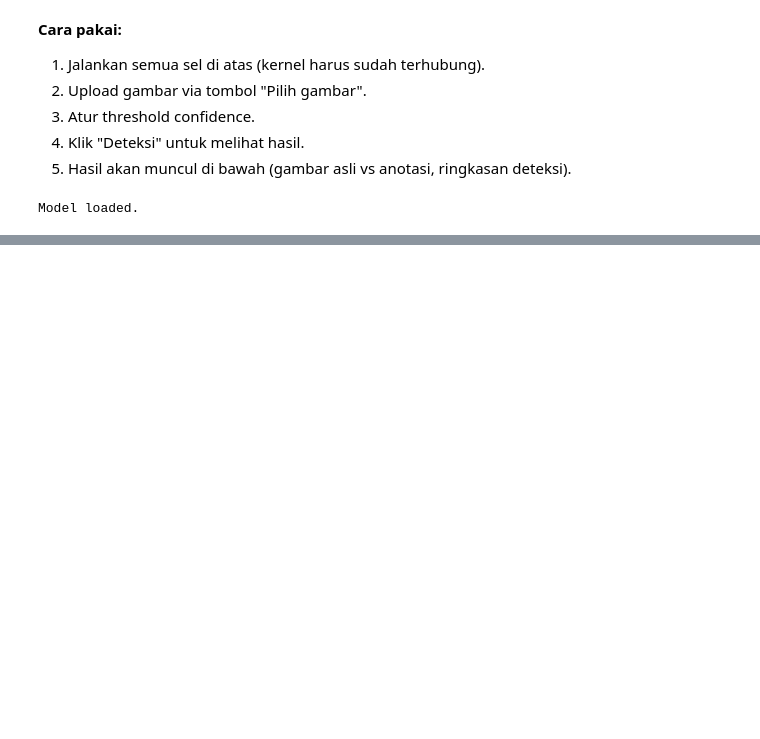
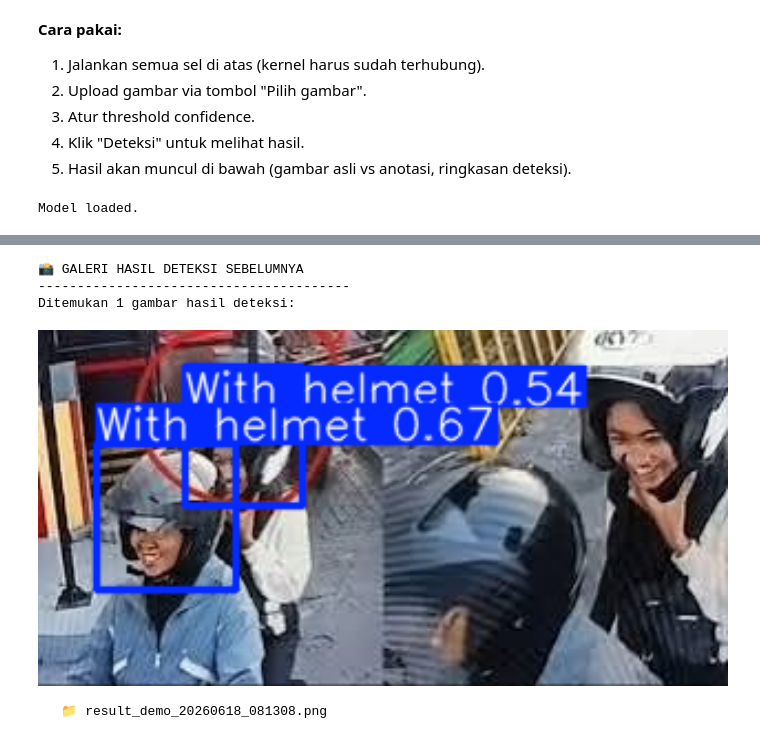
Before and after one commit to muhammadrafifatihulihsan/helmet-detection, a Jupyter notebook: src/notebooks/05_demo.ipynb, the cells around one changed output, grey strips where cells are left out. Drawn from its saved outputs; the diff is of its cells as text; code cells hidden in the pictures; blank space fills up the shorter version.

Commit message:
update: FIX demo bug

```diff
--- a/src/notebooks/05_demo.ipynb
+++ b/src/notebooks/05_demo.ipynb
@@ -131,0 +165,22 @@ VBox(children=(FileUpload(value=(), accept='image/*', description='Pilih gambar'
+# %%
+# 6. GALERI HASIL SEBELUMNYA
+demo_dir = "../img/"
+image_files = sorted(glob.glob(os.path.join(demo_dir, "result_demo_*.png")), reverse=True)
+
+print("\n📸 GALERI HASIL DETEKSI SEBELUMNYA")
+print("-" * 40)
+if image_files:
+    print(f"Ditemukan {len(image_files)} gambar hasil deteksi:")
+    for img_path in image_files[:5]:  # tampilkan 5 terbaru
+        display(IPImage(filename=img_path, width=700))
+        print(f"   📁 {os.path.basename(img_path)}\n")
+    if len(image_files) > 5:
+        print(f"... dan {len(image_files)-5} gambar lainnya.")
+else:
+    print("Belum ada gambar hasil deteksi. Jalankan deteksi terlebih dahulu.")
+# %% [output]
+📸 GALERI HASIL DETEKSI SEBELUMNYA
+----------------------------------------
+Ditemukan 1 gambar hasil deteksi:
+[figure, added]
+   📁 result_demo_20260618_081308.png
```
Also changed, not shown: parts of 5 cells of this notebook, 2 other files.
